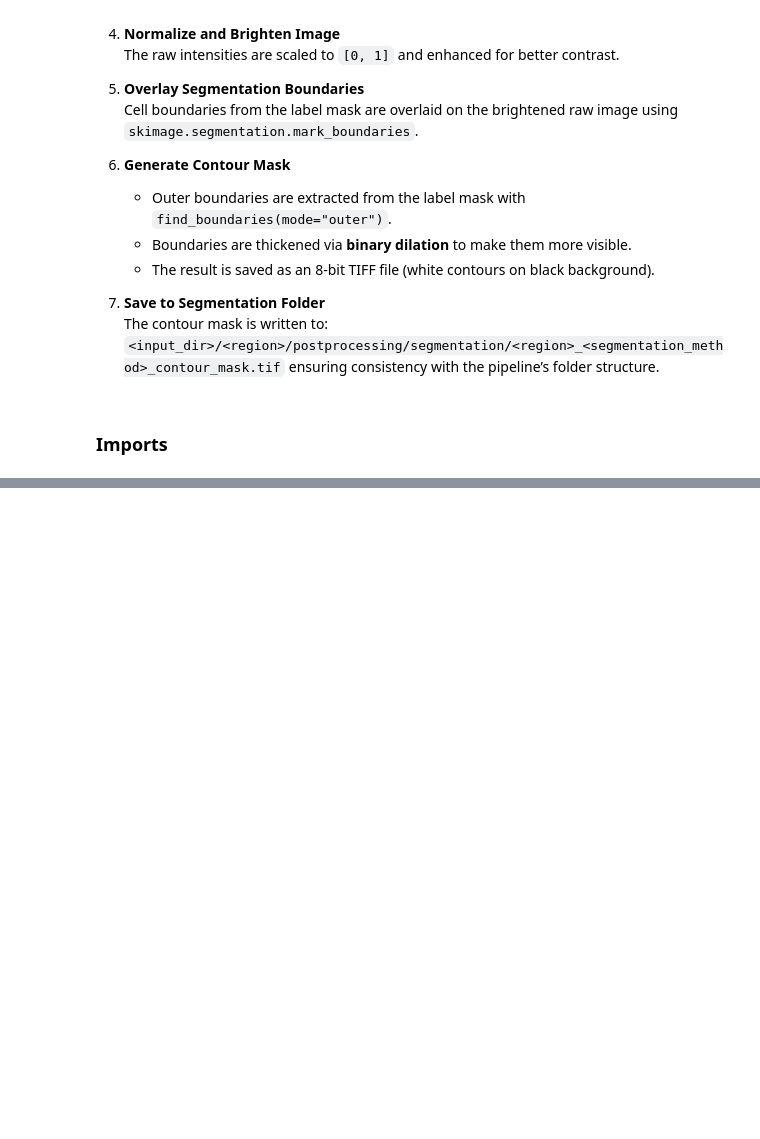
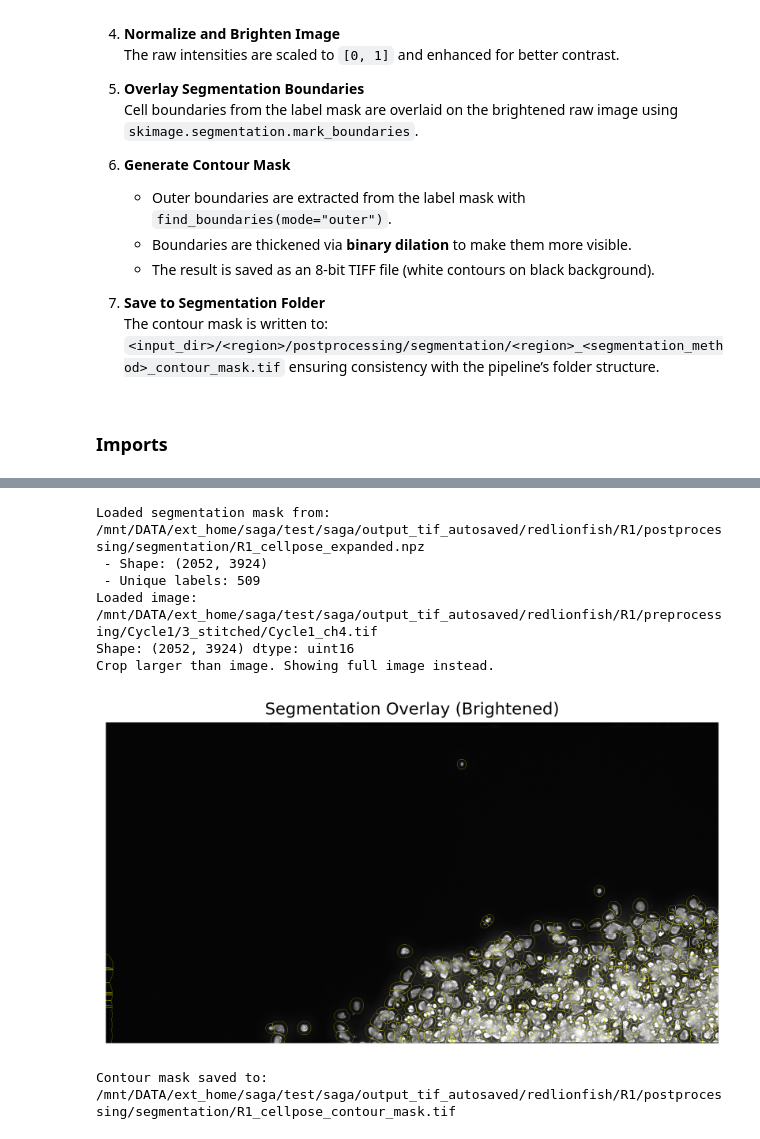
Before and after one commit to Moldia/ISS2025, a Jupyter notebook: ISS_postprocessing/Notebooks/Inspect_and_work_with_segmentation_masks.ipynb, the cells around one changed output, grey strips where cells are left out. Drawn from its saved outputs; the diff is of its cells as text; code cells hidden in the pictures; blank space fills up the shorter version.

```diff
--- a/ISS_postprocessing/Notebooks/Inspect_and_work_with_segmentation_masks.ipynb
+++ b/ISS_postprocessing/Notebooks/Inspect_and_work_with_segmentation_masks.ipynb
@@ -157,0 +63,24 @@ print(f"Contour mask saved to: {out_path}")
+# %%
+input_dir =  '/mnt/DATA/ext_home/saga/test/saga/output_tif_autosaved/redlionfish/'
+region = 'R1'
+DAPI_ch = 4
+segmentation_method = 'cellpose'
+crop_coords=(4000, 8000, 4000, 8000)
+# %%
+
+SEG.inspect_and_work_with_segmentation(
+    input_dir,
+    region,
+    segmentation_method,
+    DAPI_ch,
+    crop_coords
+)
+# %% [output]
+Loaded segmentation mask from: /mnt/DATA/ext_home/saga/test/saga/output_tif_autosaved/redlionfish/R1/postprocessing/segmentation/R1_cellpose_expanded.npz
+ - Shape: (2052, 3924)
+ - Unique labels: 509
+Loaded image: /mnt/DATA/ext_home/saga/test/saga/output_tif_autosaved/redlionfish/R1/preprocessing/Cycle1/3_stitched/Cycle1_ch4.tif
+Shape: (2052, 3924) dtype: uint16
+Crop larger than image. Showing full image instead.
+[figure, added]
+Contour mask saved to: /mnt/DATA/ext_home/saga/test/saga/output_tif_autosaved/redlionfish/R1/postprocessing/segmentation/R1_cellpose_contour_mask.tif
```
Also changed, not shown: parts of 10 cells of this notebook, 7 other files.
